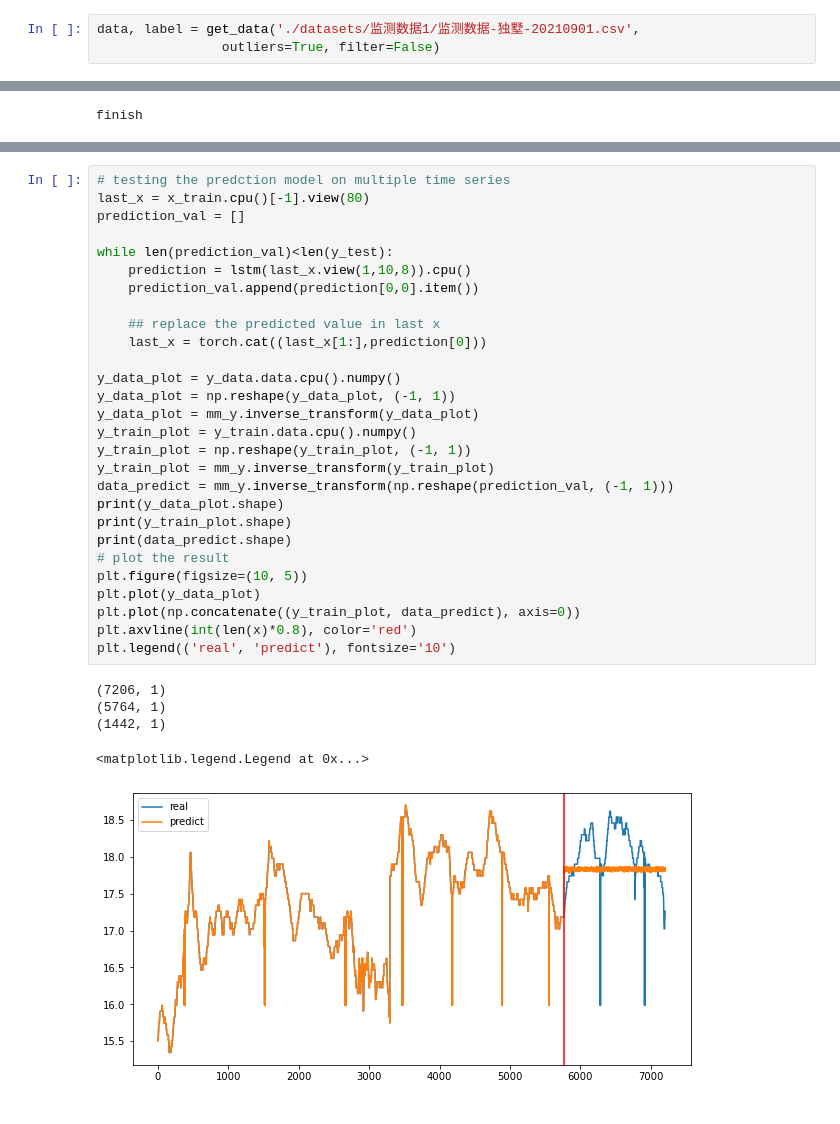
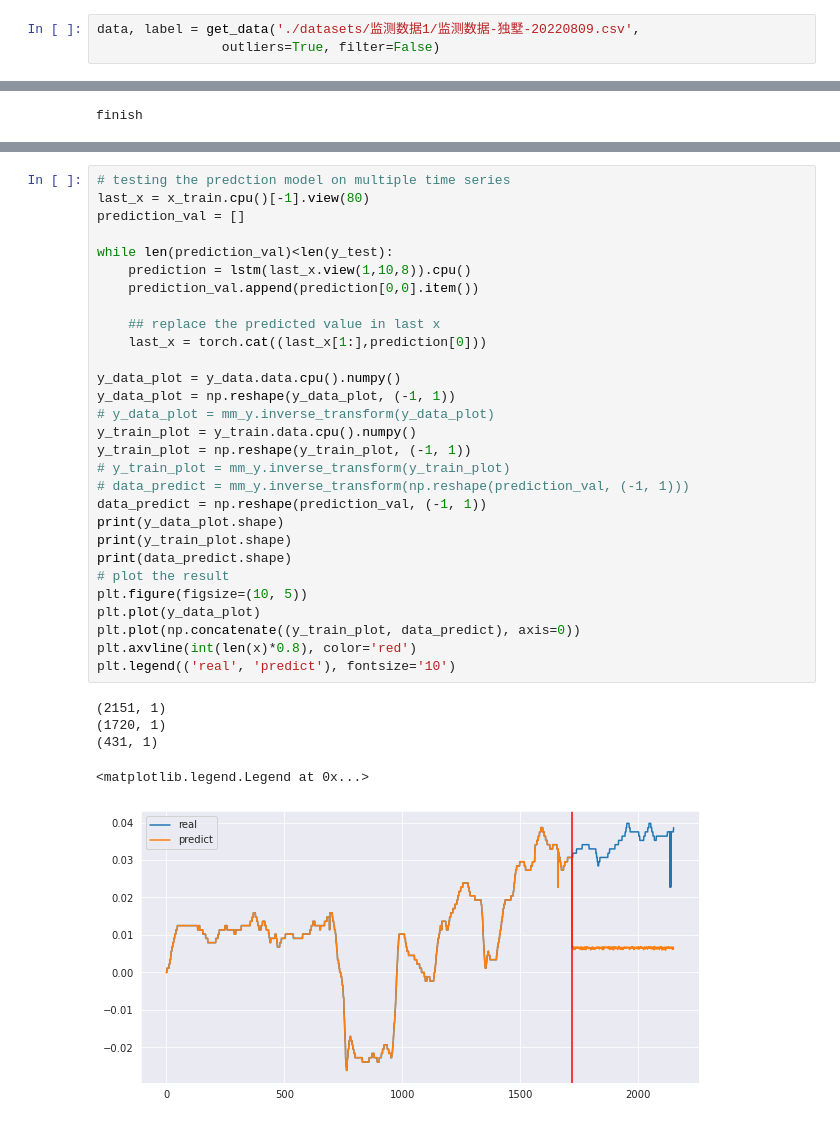
Before and after one commit to LesterDawn/personalProjects, a Jupyter notebook: blue_green_algae/multivariate_multistep_LSTM.ipynb, the cells around one changed output, grey strips where cells are left out. Cells and saved outputs as stored; diff of their text form.

```diff
--- a/blue_green_algae/multivariate_multistep_LSTM.ipynb
+++ b/blue_green_algae/multivariate_multistep_LSTM.ipynb
@@ -45,6 +45,6 @@ def get_data(data_path, outliers, filter):
     print(label.head())
     return data, label
 # %%
-data, label = get_data('./datasets/监测数据1/监测数据-独墅-20210901.csv',
+data, label = get_data('./datasets/监测数据1/监测数据-独墅-20220809.csv',
                 outliers=True, filter=False)
 # %% [output]
@@ -240,37 +240,38 @@ torch.Size([7206, 10, 8])
 # %%
 # testing the predction model on multiple time series
 last_x = x_train.cpu()[-1].view(80)
 prediction_val = []
 
 while len(prediction_val)<len(y_test):
     prediction = lstm(last_x.view(1,10,8)).cpu()
     prediction_val.append(prediction[0,0].item())
 
     ## replace the predicted value in last x
     last_x = torch.cat((last_x[1:],prediction[0]))
 
 y_data_plot = y_data.data.cpu().numpy()
 y_data_plot = np.reshape(y_data_plot, (-1, 1))
-y_data_plot = mm_y.inverse_transform(y_data_plot)
+# y_data_plot = mm_y.inverse_transform(y_data_plot)
 y_train_plot = y_train.data.cpu().numpy()
 y_train_plot = np.reshape(y_train_plot, (-1, 1))
-y_train_plot = mm_y.inverse_transform(y_train_plot)
-data_predict = mm_y.inverse_transform(np.reshape(prediction_val, (-1, 1)))
+# y_train_plot = mm_y.inverse_transform(y_train_plot)
+# data_predict = mm_y.inverse_transform(np.reshape(prediction_val, (-1, 1)))
+data_predict = np.reshape(prediction_val, (-1, 1))
 print(y_data_plot.shape)
 print(y_train_plot.shape)
 print(data_predict.shape)
 # plot the result
 plt.figure(figsize=(10, 5))
 plt.plot(y_data_plot)
 plt.plot(np.concatenate((y_train_plot, data_predict), axis=0))
 plt.axvline(int(len(x)*0.8), color='red')
 plt.legend(('real', 'predict'), fontsize='10')
 # %% [output]
-(7206, 1)
-(5764, 1)
-(1442, 1)
+(2151, 1)
+(1720, 1)
+(431, 1)
 <matplotlib.legend.Legend at 0x...>
-[figure, old version]
+[figure, new version]
 # %%
 print('MAE/RMSE')
 print(mean_absolute_error(y_data_plot[-len(data_predict):], data_predict))
```
Also changed, not shown: parts of 6 cells of this notebook.
